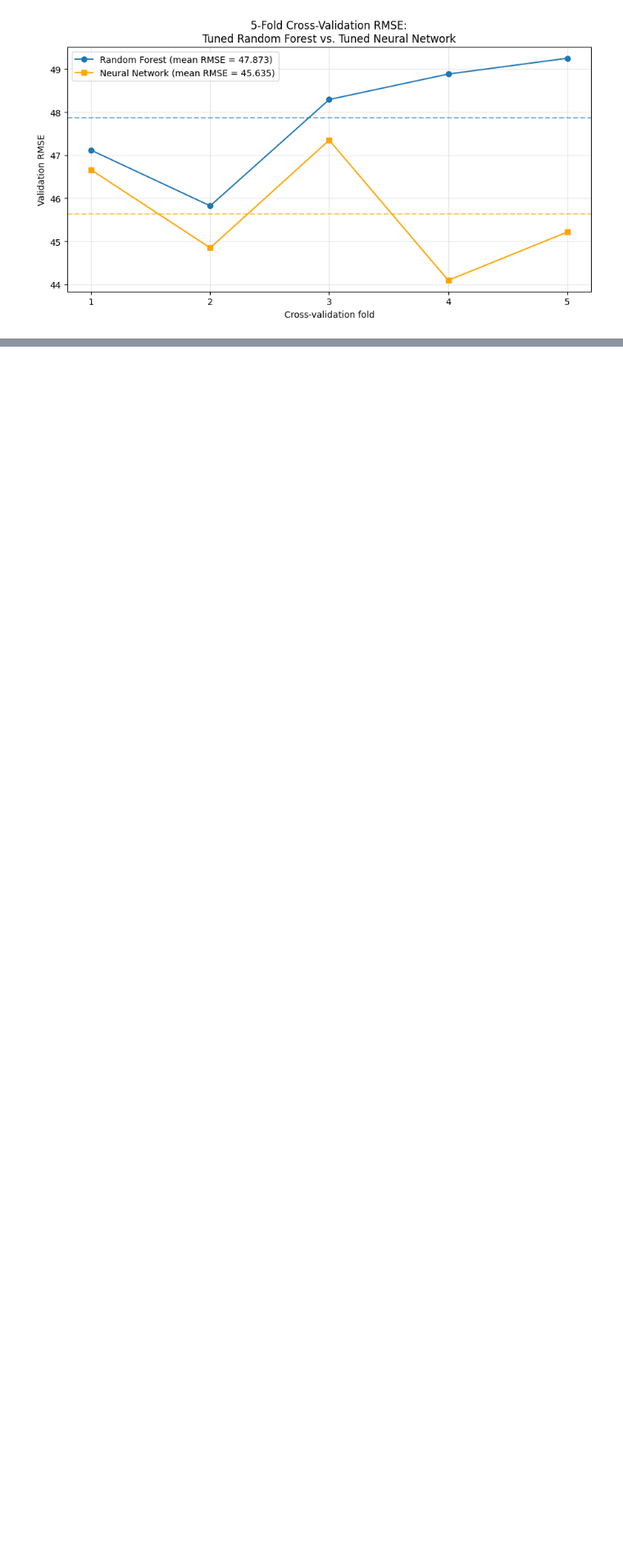
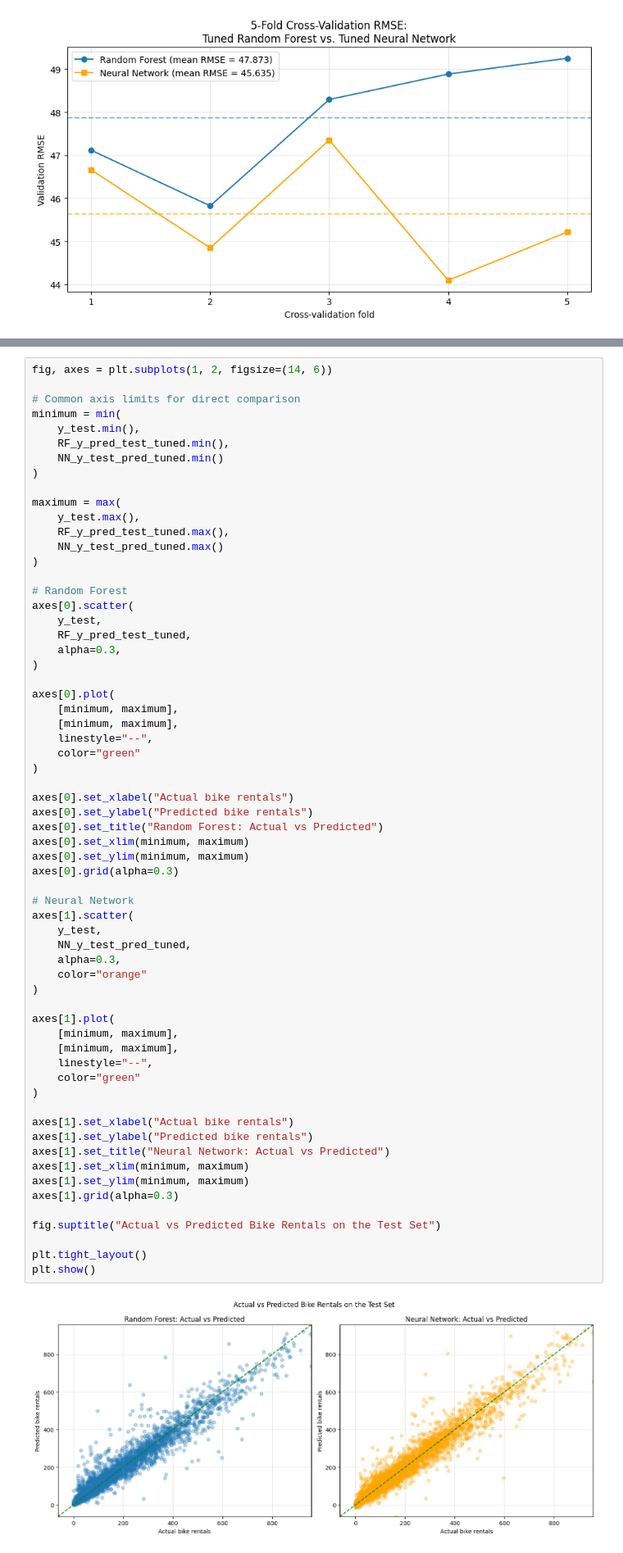
Before and after one commit to Haidewitzga/OML, a Jupyter notebook: 260713_exam/main.ipynb, the cells around one changed output, grey strips where cells are left out. Shown at 82% size. Drawn from its saved outputs; the diff is of its cells as text; blank space fills up the shorter version.

```diff
--- a/260713_exam/main.ipynb
+++ b/260713_exam/main.ipynb
@@ -1525,0 +1530,65 @@ After assessing the stability of the hyperparameter-optimization results through
+# %%
+fig, axes = plt.subplots(1, 2, figsize=(14, 6))
+
+# Common axis limits for direct comparison
+minimum = min(
+    y_test.min(),
+    RF_y_pred_test_tuned.min(),
+    NN_y_test_pred_tuned.min()
+)
+
+maximum = max(
+    y_test.max(),
+    RF_y_pred_test_tuned.max(),
+    NN_y_test_pred_tuned.max()
+)
+
+# Random Forest
+axes[0].scatter(
+    y_test,
+    RF_y_pred_test_tuned,
+    alpha=0.3,
+)
+
+axes[0].plot(
+    [minimum, maximum],
+    [minimum, maximum],
+    linestyle="--",
+    color="green"
+)
+
+axes[0].set_xlabel("Actual bike rentals")
+axes[0].set_ylabel("Predicted bike rentals")
+axes[0].set_title("Random Forest: Actual vs Predicted")
+axes[0].set_xlim(minimum, maximum)
+axes[0].set_ylim(minimum, maximum)
+axes[0].grid(alpha=0.3)
+
+# Neural Network
+axes[1].scatter(
+    y_test,
+    NN_y_test_pred_tuned,
+    alpha=0.3,
+    color="orange"
+)
+
+axes[1].plot(
+    [minimum, maximum],
+    [minimum, maximum],
+    linestyle="--",
+    color="green"
+)
+
+axes[1].set_xlabel("Actual bike rentals")
+axes[1].set_ylabel("Predicted bike rentals")
+axes[1].set_title("Neural Network: Actual vs Predicted")
+axes[1].set_xlim(minimum, maximum)
+axes[1].set_ylim(minimum, maximum)
+axes[1].grid(alpha=0.3)
+
+fig.suptitle("Actual vs Predicted Bike Rentals on the Test Set")
+
+plt.tight_layout()
+plt.show()
+# %% [output]
+[figure, added]
```
Also changed, not shown: parts of 21 cells of this notebook.
